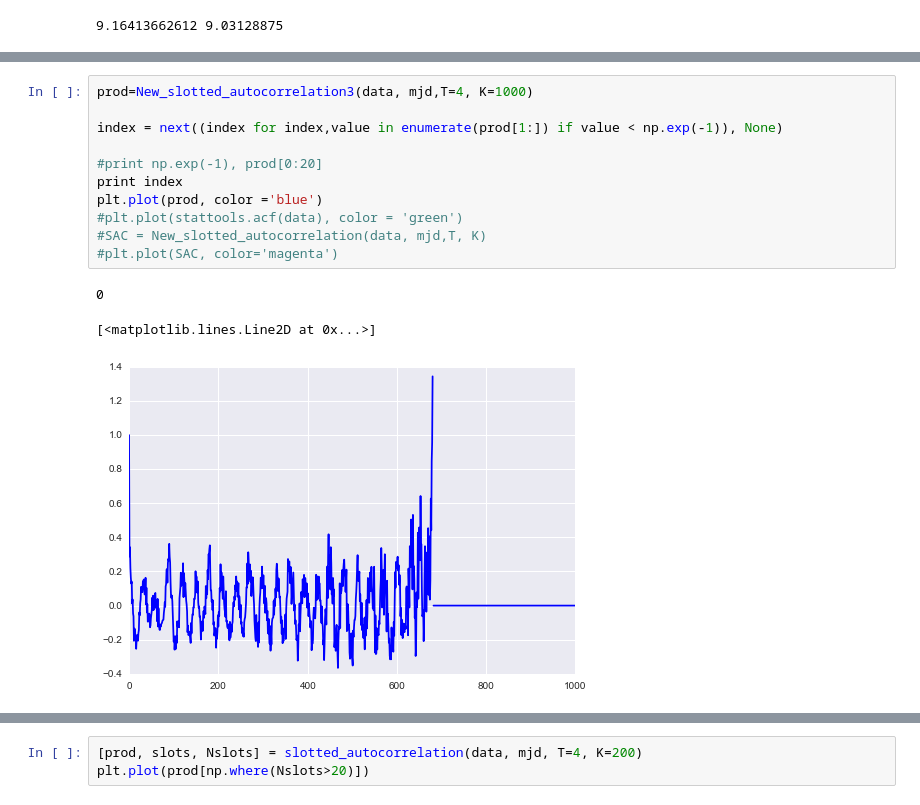
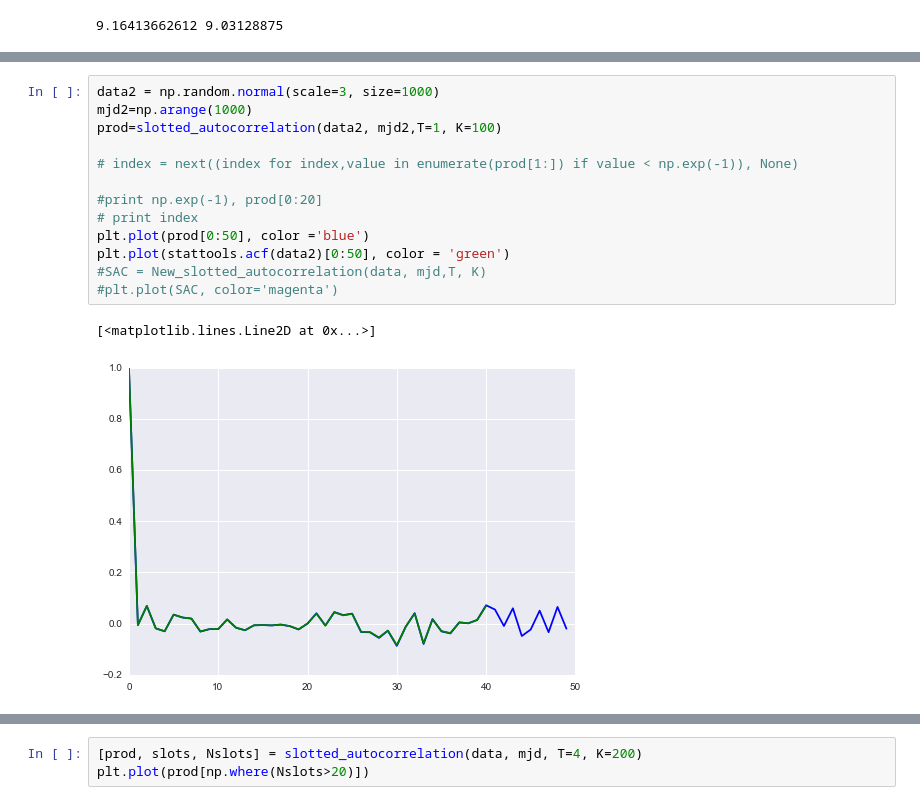
Before and after one commit to isadoranun/time-series-feats, a Jupyter notebook: FeaturesDocumentation.ipynb, the cells around one changed output, grey strips where cells are left out. Drawn from its saved outputs; the diff is of its cells as text.

```diff
--- a/FeaturesDocumentation.ipynb
+++ b/FeaturesDocumentation.ipynb
@@ -700,18 +812,19 @@ b = a.result(method='array')
 # %%
-prod=New_slotted_autocorrelation3(data, mjd,T=4, K=1000)
+data2 = np.random.normal(scale=3, size=1000)
+mjd2=np.arange(1000)
+prod=slotted_autocorrelation(data2, mjd2,T=1, K=100)
 
-index = next((index for index,value in enumerate(prod[1:]) if value < np.exp(-1)), None)
+# index = next((index for index,value in enumerate(prod[1:]) if value < np.exp(-1)), None)
 
 #print np.exp(-1), prod[0:20]
-print index
-plt.plot(prod, color ='blue')
-#plt.plot(stattools.acf(data), color = 'green')
+# print index
+plt.plot(prod[0:50], color ='blue')
+plt.plot(stattools.acf(data2)[0:50], color = 'green')
 #SAC = New_slotted_autocorrelation(data, mjd,T, K)
 #plt.plot(SAC, color='magenta')
 # %% [output]
-0
+[<matplotlib.lines.Line2D at 0x...>]
-[<matplotlib.lines.Line2D at 0x...>]
-[figure, old version]
+[figure, new version]
 # %%
 def slotted_autocorrelation(data, mjd, T, K):
 
```
Also changed, not shown: parts of 91 cells of this notebook, 19 other files.
